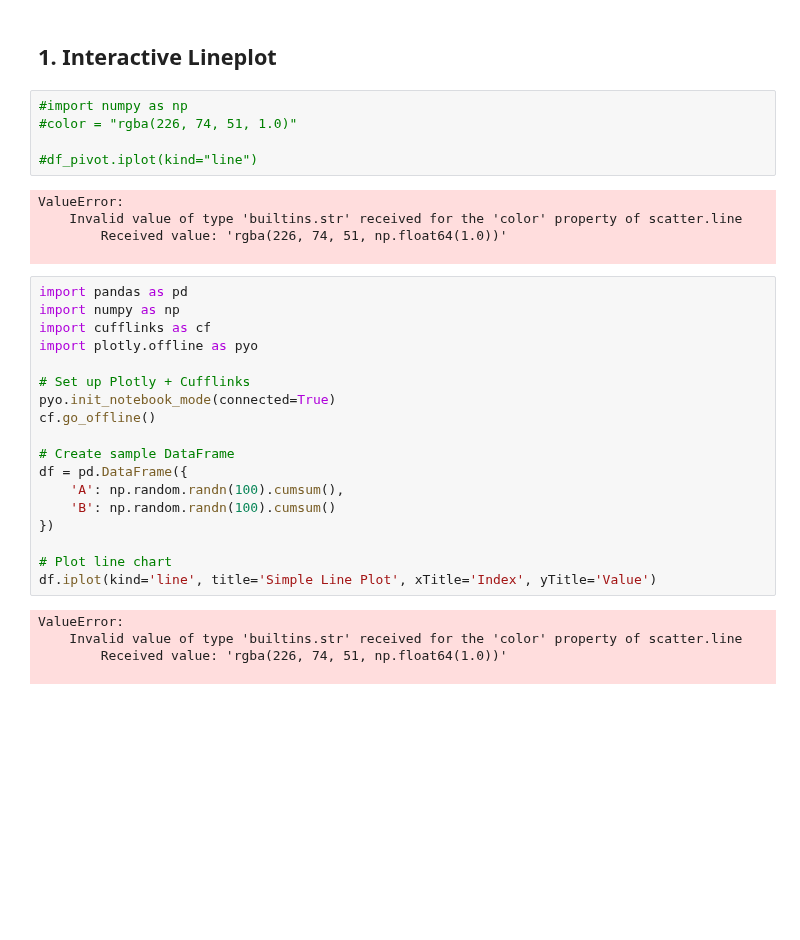
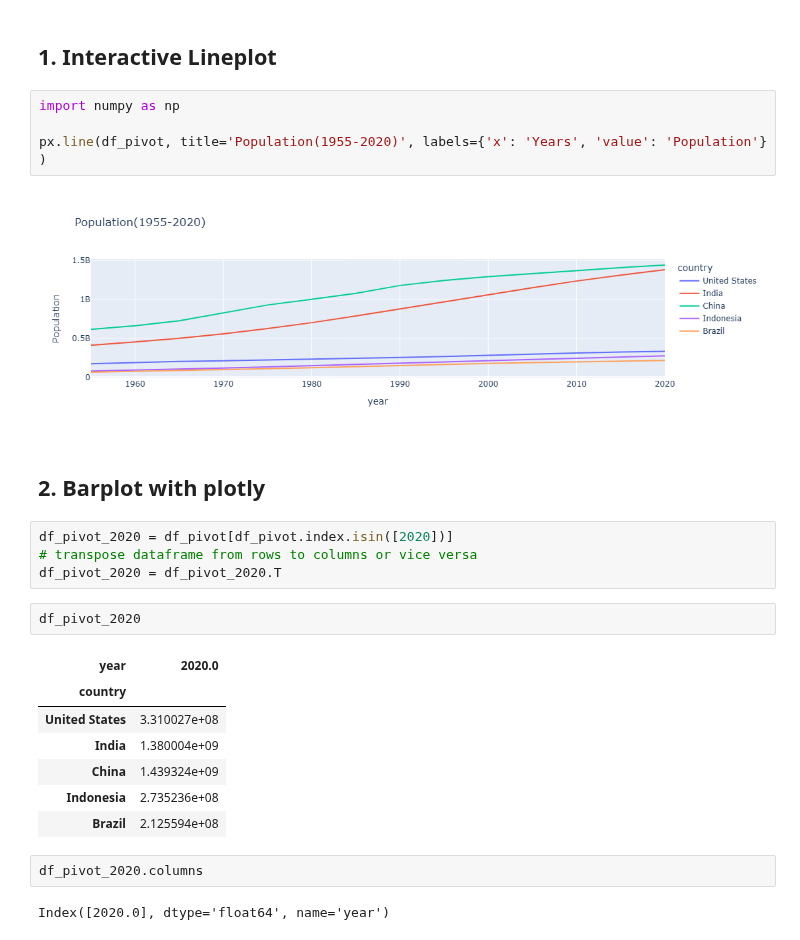
Before and after one commit to nyguerrillagirl/1000doc-python-projects, a Jupyter notebook: freecodecamp_data_science/anaconda_projects/project_02_making_data_visualizations.ipynb, the cells around one changed output. Saved outputs shown, nothing was run; the diff lists cells and outputs as text; blank space fills up the shorter version.

```diff
--- a/freecodecamp_data_science/anaconda_projects/project_02_making_data_visualizations.ipynb
+++ b/freecodecamp_data_science/anaconda_projects/project_02_making_data_visualizations.ipynb
@@ -247,35 +219,28 @@ df_pivot
 # %% [markdown]
 ## 1. Interactive Lineplot
 # %%
-#import numpy as np
-#color = "rgba(226, 74, 51, 1.0)"
+import numpy as np
 
-#df_pivot.iplot(kind="line")
+px.line(df_pivot, title='Population(1955-2020)', labels={'x': 'Years', 'value': 'Population'} )
 # %% [output]
-ValueError:
-    Invalid value of type 'builtins.str' received for the 'color' property of scatter.line
-        Received value: 'rgba(226, 74, 51, np.float64(1.0))'
-
+[figure, added]
-# %%
-import pandas as pd
-import numpy as np
-import cufflinks as cf
-import plotly.offline as pyo
-
-# Set up Plotly + Cufflinks
-pyo.init_notebook_mode(connected=True)
-cf.go_offline()
-
-# Create sample DataFrame
-df = pd.DataFrame({
-    'A': np.random.randn(100).cumsum(),
-    'B': np.random.randn(100).cumsum()
-})
-
-# Plot line chart
-df.iplot(kind='line', title='Simple Line Plot', xTitle='Index', yTitle='Value')
-# %% [output]
-ValueError:
-    Invalid value of type 'builtins.str' received for the 'color' property of scatter.line
-        Received value: 'rgba(226, 74, 51, np.float64(1.0))'
-
+# %% [markdown]
+## 2. Barplot with plotly
+# %%
+df_pivot_2020 = df_pivot[df_pivot.index.isin([2020])]
+# transpose dataframe from rows to columns or vice versa
+df_pivot_2020 = df_pivot_2020.T
+# %%
+df_pivot_2020
+# %% [output]
+| year | 2020.0 |
+| country |  |
+| United States | 3.310027e+08 |
+| India | 1.380004e+09 |
+| China | 1.439324e+09 |
+| Indonesia | 2.735236e+08 |
+| Brazil | 2.125594e+08 |
+# %%
+df_pivot_2020.columns
+# %% [output]
+Index([2020.0], dtype='float64', name='year')
```
Also changed, not shown: parts of 7 cells of this notebook, 3 other files.
